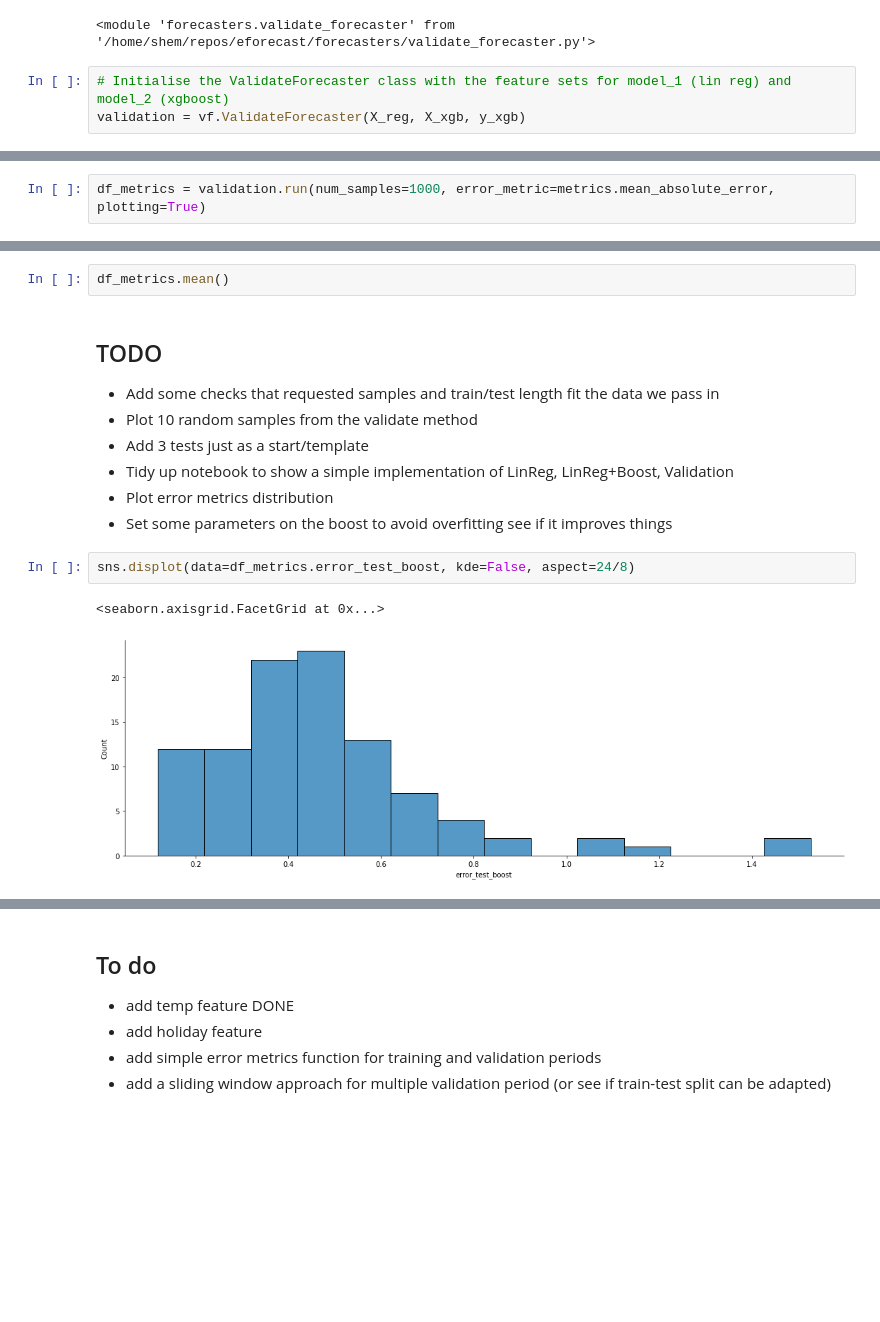
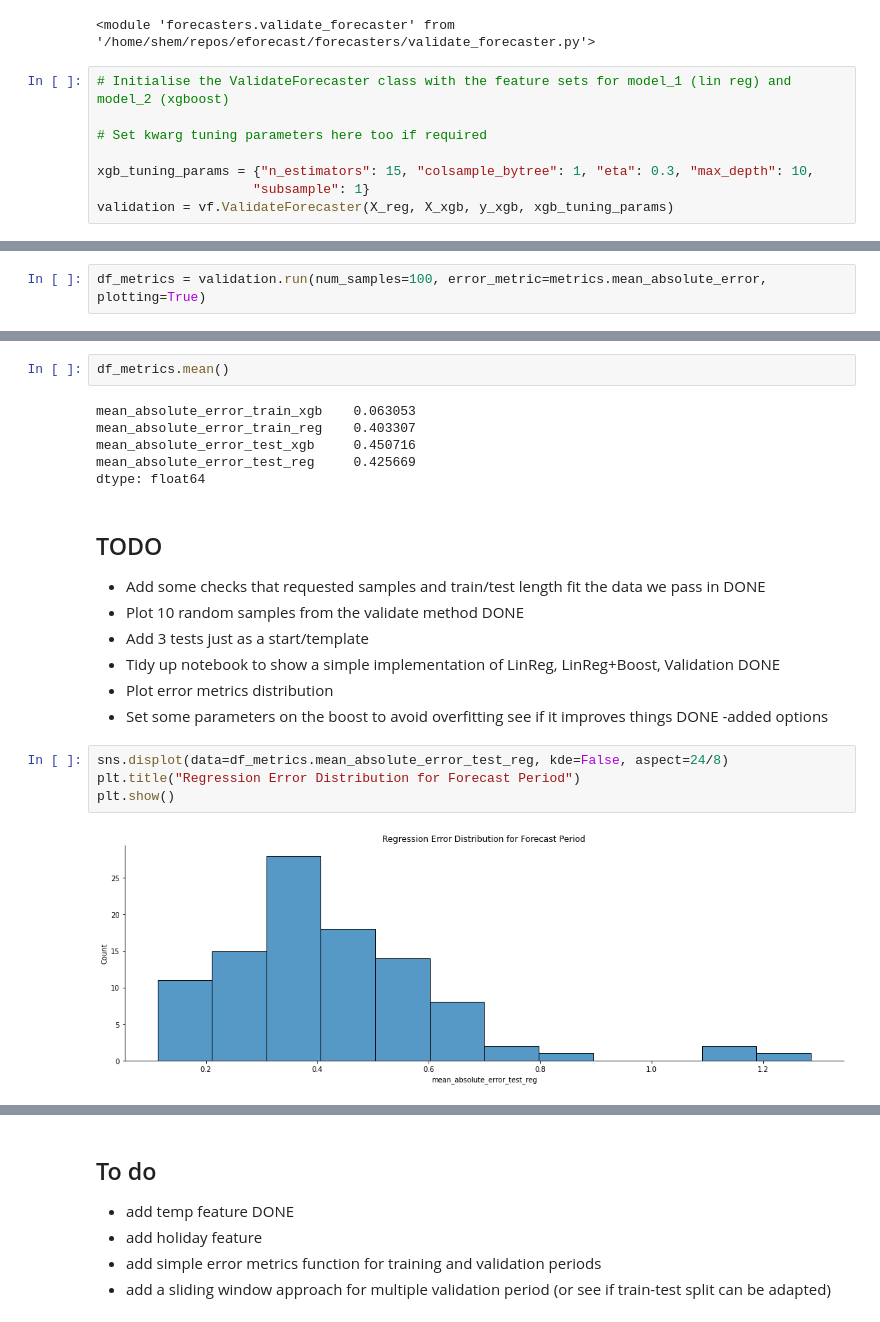
Before and after one commit to shemw/eforecast, a Jupyter notebook: eforecaster3.ipynb, the cells around one changed output, grey strips where cells are left out. Cells and saved outputs as stored; diff of their text form; blank space fills up the shorter version.

Commit message:
feat: added plotting and hyperparams

```diff
--- a/eforecaster3.ipynb
+++ b/eforecaster3.ipynb
@@ -167,4 +167,9 @@ importlib.reload(vf)
 <module 'forecasters.validate_forecaster' from '/home/shem/repos/eforecast/forecasters/validate_forecaster.py'>
 # %%
 # Initialise the ValidateForecaster class with the feature sets for model_1 (lin reg) and model_2 (xgboost)
-validation = vf.ValidateForecaster(X_reg, X_xgb, y_xgb)
+
+# Set kwarg tuning parameters here too if required
+
+xgb_tuning_params = {"n_estimators": 15, "colsample_bytree": 1, "eta": 0.3, "max_depth": 10,
+                    "subsample": 1}
+validation = vf.ValidateForecaster(X_reg, X_xgb, y_xgb, xgb_tuning_params)
@@ -177,2 +175,0 @@ validation = vf.ValidateForecaster(X_reg, X_xgb, y_xgb)
-# %%
-df_metrics = validation.run(num_samples=1000, error_metric=metrics.mean_absolute_error, plotting=True)
@@ -198,0 +182,2 @@ array([ 0,  1,  2,  3,  4,  5,  6,  7,  8,  9, 10, 11, 12, 13, 14, 15, 16,
+# %%
+df_metrics = validation.run(num_samples=100, error_metric=metrics.mean_absolute_error, plotting=True)
@@ -199,16 +198,23 @@ array([ 0,  1,  2,  3,  4,  5,  6,  7,  8,  9, 10, 11, 12, 13, 14, 15, 16,
 # %%
 df_metrics.mean()
+# %% [output]
+mean_absolute_error_train_xgb    0.063053
+mean_absolute_error_train_reg    0.403307
+mean_absolute_error_test_xgb     0.450716
+mean_absolute_error_test_reg     0.425669
+dtype: float64
 # %% [markdown]
 ## TODO
- - Add some checks that requested samples and train/test length fit the data we pass in
- - Plot 10 random samples from the validate method
+ - Add some checks that requested samples and train/test length fit the data we pass in DONE
+ - Plot 10 random samples from the validate method DONE
  - Add 3 tests just as a start/template
- - Tidy up notebook to show a simple implementation of LinReg, LinReg+Boost, Validation
+ - Tidy up notebook to show a simple implementation of LinReg, LinReg+Boost, Validation DONE
  - Plot error metrics distribution
- - Set some parameters on the boost to avoid overfitting see if it improves things
+ - Set some parameters on the boost to avoid overfitting see if it improves things DONE -added options
 # %%
-sns.displot(data=df_metrics.error_test_boost, kde=False, aspect=24/8)
+sns.displot(data=df_metrics.mean_absolute_error_test_reg, kde=False, aspect=24/8)
+plt.title("Regression Error Distribution for Forecast Period")
+plt.show()
 # %% [output]
-<seaborn.axisgrid.FacetGrid at 0x...>
-[figure, old version]
+[figure, new version]
 # %%
```
Also changed, not shown: parts of 9 cells of this notebook, 4 other files.
